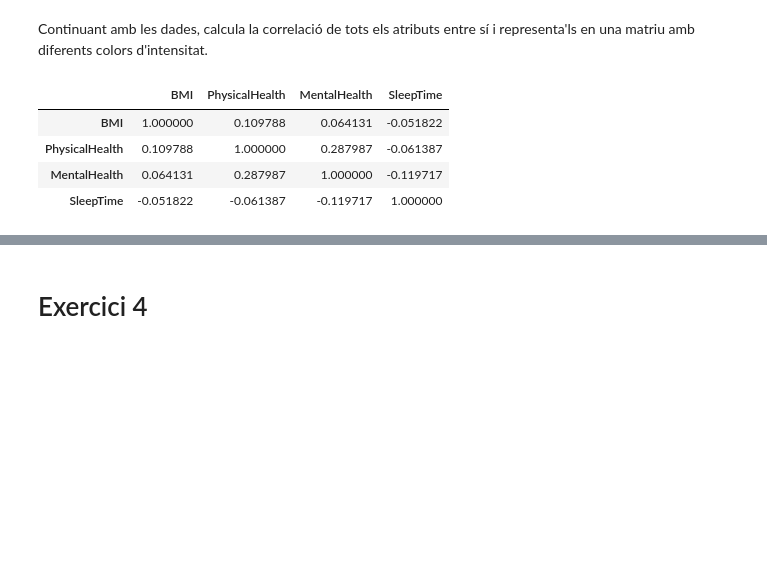
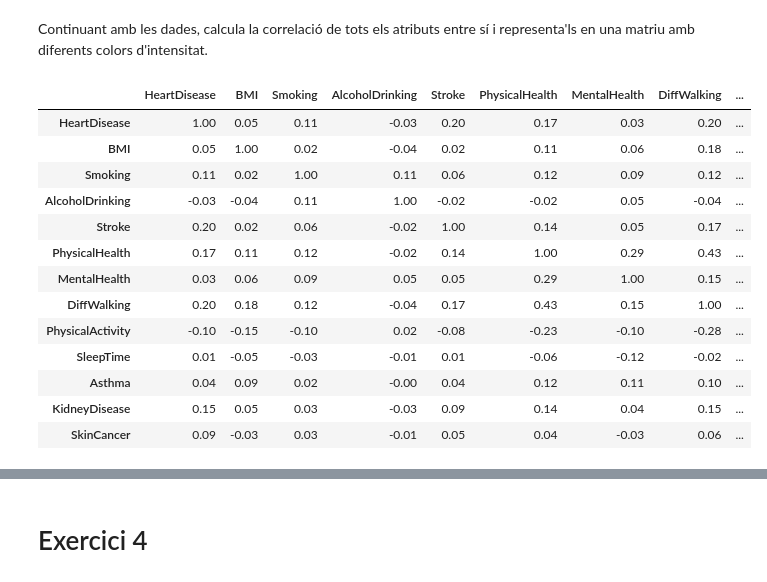
Before and after one commit to mimikyu8/Statistics, a Jupyter notebook: S06 T01 - Dades, probabilitats i estadístiques.ipynb, the cells around one changed output, grey strips where cells are left out. Cells and saved outputs as stored; diff of their text form; code cells hidden in the pictures; blank space fills up the shorter version.

```diff
--- a/S06 T01 - Dades, probabilitats i estadístiques.ipynb
+++ b/S06 T01 - Dades, probabilitats i estadístiques.ipynb
@@ -36,3 +54,7 @@ Name: BMI, dtype: float64
 # Exercici 2
 # %% [markdown]
 Continuant amb les dades, selecciona dos atributs i calcula'n la seva correlació.
+# %%
+df = df.replace("No", 0)
+# %%
+df = df.replace("Yes", 1)
@@ -47,11 +80,20 @@ There is no correlation between physical health and sleep time.
 # %% [markdown]
 Continuant amb les dades, calcula la correlació de tots els atributs entre sí i representa'ls en una matriu amb diferents colors d'intensitat.
 # %%
-df.corr()
+df.corr().round(2)
 # %% [output]
-|  | BMI | PhysicalHealth | MentalHealth | SleepTime |
-| BMI | 1.000000 | 0.109788 | 0.064131 | -0.051822 |
-| PhysicalHealth | 0.109788 | 1.000000 | 0.287987 | -0.061387 |
-| MentalHealth | 0.064131 | 0.287987 | 1.000000 | -0.119717 |
-| SleepTime | -0.051822 | -0.061387 | -0.119717 | 1.000000 |
+|  | HeartDisease | BMI | Smoking | AlcoholDrinking | Stroke | PhysicalHealth | MentalHealth | DiffWalking | ... |
+| HeartDisease | 1.00 | 0.05 | 0.11 | -0.03 | 0.20 | 0.17 | 0.03 | 0.20 | ... |
+| BMI | 0.05 | 1.00 | 0.02 | -0.04 | 0.02 | 0.11 | 0.06 | 0.18 | ... |
+| Smoking | 0.11 | 0.02 | 1.00 | 0.11 | 0.06 | 0.12 | 0.09 | 0.12 | ... |
+| AlcoholDrinking | -0.03 | -0.04 | 0.11 | 1.00 | -0.02 | -0.02 | 0.05 | -0.04 | ... |
+| Stroke | 0.20 | 0.02 | 0.06 | -0.02 | 1.00 | 0.14 | 0.05 | 0.17 | ... |
+| PhysicalHealth | 0.17 | 0.11 | 0.12 | -0.02 | 0.14 | 1.00 | 0.29 | 0.43 | ... |
+| MentalHealth | 0.03 | 0.06 | 0.09 | 0.05 | 0.05 | 0.29 | 1.00 | 0.15 | ... |
+| DiffWalking | 0.20 | 0.18 | 0.12 | -0.04 | 0.17 | 0.43 | 0.15 | 1.00 | ... |
+| PhysicalActivity | -0.10 | -0.15 | -0.10 | 0.02 | -0.08 | -0.23 | -0.10 | -0.28 | ... |
+| SleepTime | 0.01 | -0.05 | -0.03 | -0.01 | 0.01 | -0.06 | -0.12 | -0.02 | ... |
+| Asthma | 0.04 | 0.09 | 0.02 | -0.00 | 0.04 | 0.12 | 0.11 | 0.10 | ... |
+| KidneyDisease | 0.15 | 0.05 | 0.03 | -0.03 | 0.09 | 0.14 | 0.04 | 0.15 | ... |
+| SkinCancer | 0.09 | -0.03 | 0.03 | -0.01 | 0.05 | 0.04 | -0.03 | 0.06 | ... |
 # %%
```
Also changed, not shown: parts of 8 cells of this notebook.
